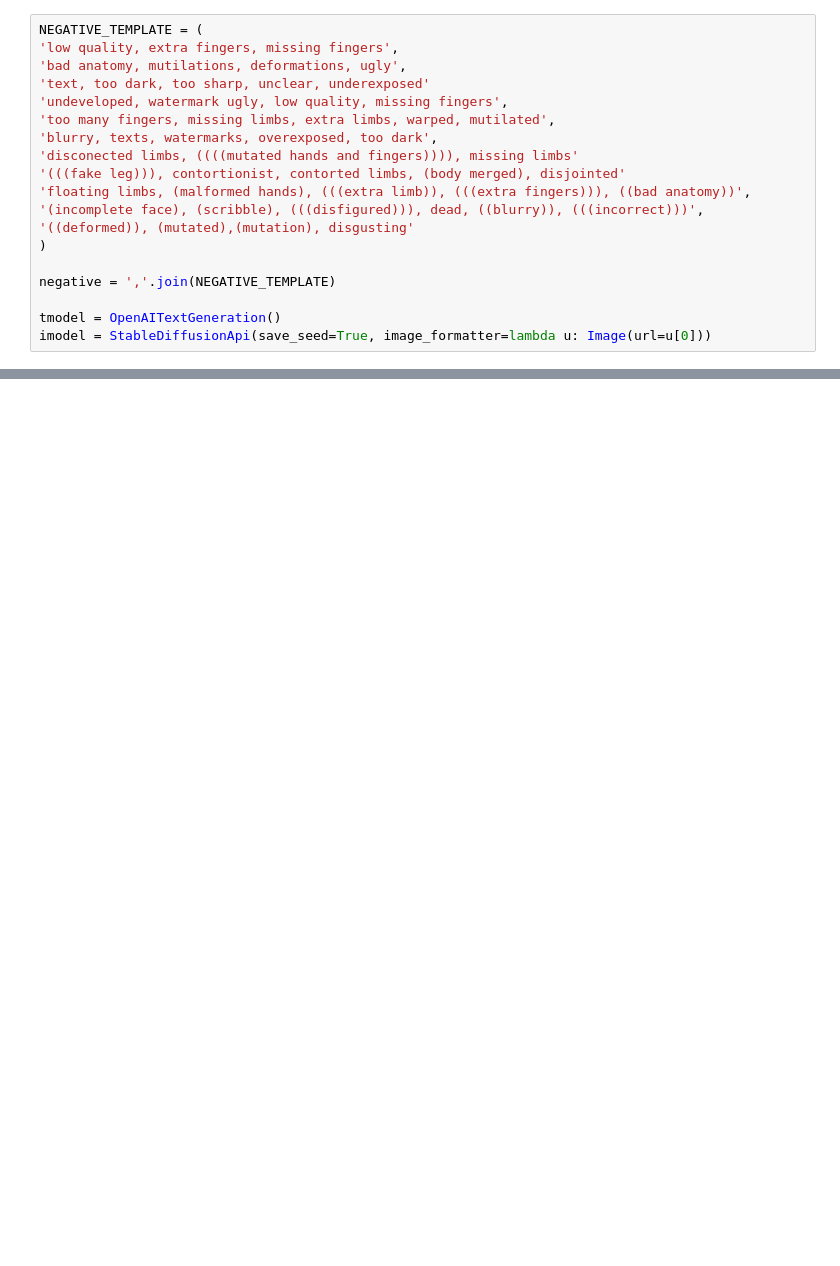
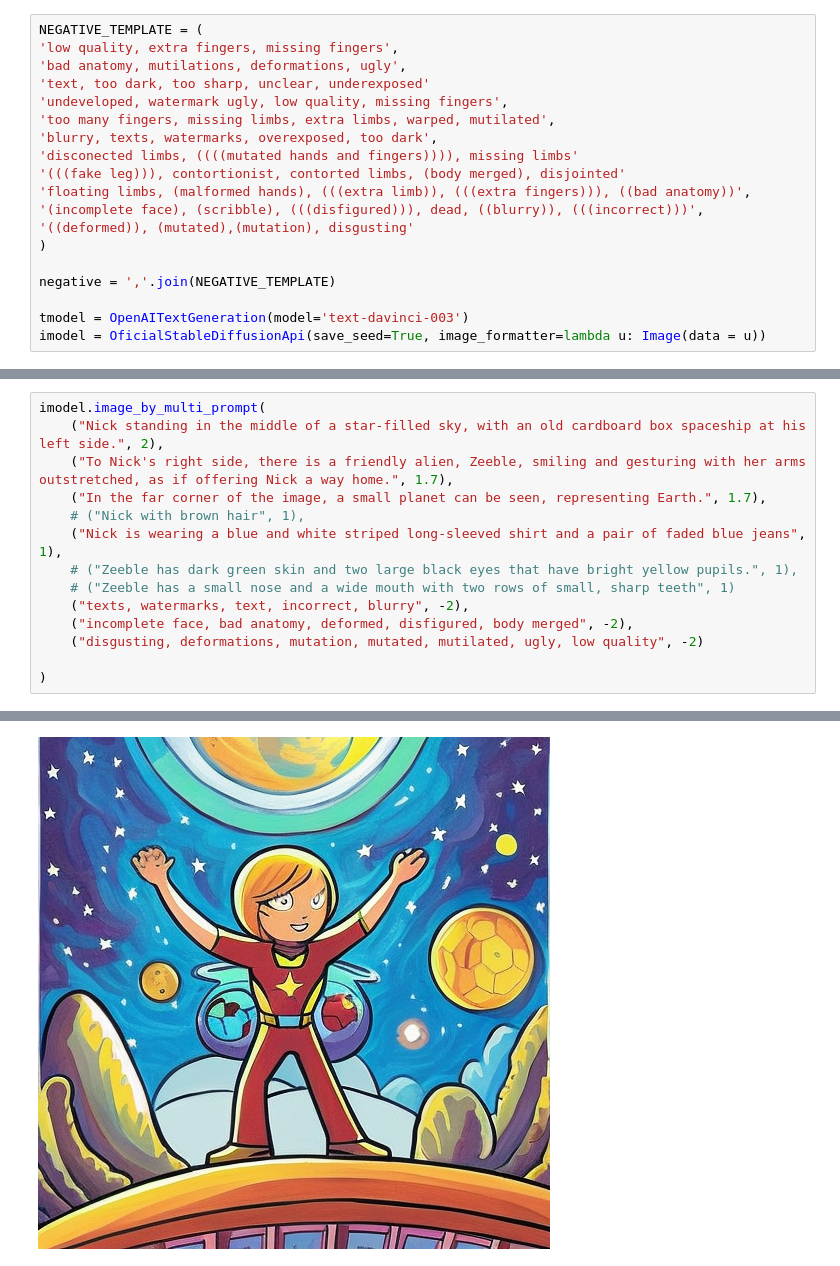
Before and after one commit to danielorlando97/jupyter-llm-playground, a Jupyter notebook: test.ipynb, the cells around one changed output, grey strips where cells are left out. Cells and saved outputs as stored; diff of their text form; blank space fills up the shorter version.

Commit message:
merge

```diff
--- a/test.ipynb
+++ b/test.ipynb
@@ -25,6 +26,6 @@ NEGATIVE_TEMPLATE = (
 
 negative = ','.join(NEGATIVE_TEMPLATE)
 
-tmodel = OpenAITextGeneration()
-imodel = StableDiffusionApi(save_seed=True, image_formatter=lambda u: Image(url=u[0]))
+tmodel = OpenAITextGeneration(model='text-davinci-003')
+imodel = OficialStableDiffusionApi(save_seed=True, image_formatter=lambda u: Image(data = u))
 # %%
@@ -45,0 +102,15 @@ The lesson from this story is that even when faced with the greatest of challeng
+# %%
+imodel.image_by_multi_prompt(
+    ("Nick standing in the middle of a star-filled sky, with an old cardboard box spaceship at his left side.", 2),
+    ("To Nick's right side, there is a friendly alien, Zeeble, smiling and gesturing with her arms outstretched, as if offering Nick a way home.", 1.7),
+    ("In the far corner of the image, a small planet can be seen, representing Earth.", 1.7),
+    # ("Nick with brown hair", 1),
+    ("Nick is wearing a blue and white striped long-sleeved shirt and a pair of faded blue jeans", 1),
+    # ("Zeeble has dark green skin and two large black eyes that have bright yellow pupils.", 1),
+    # ("Zeeble has a small nose and a wide mouth with two rows of small, sharp teeth", 1)
+    ("texts, watermarks, text, incorrect, blurry", -2),
+    ("incomplete face, bad anatomy, deformed, disfigured, body merged", -2),
+    ("disgusting, deformations, mutation, mutated, mutilated, ugly, low quality", -2)
+
+)
+# %% [output]
@@ -46 +118,2 @@ The lesson from this story is that even when faced with the greatest of challeng
+[figure, added]
 # %%
```
Also changed, not shown: parts of 25 cells of this notebook, 2 other files.
